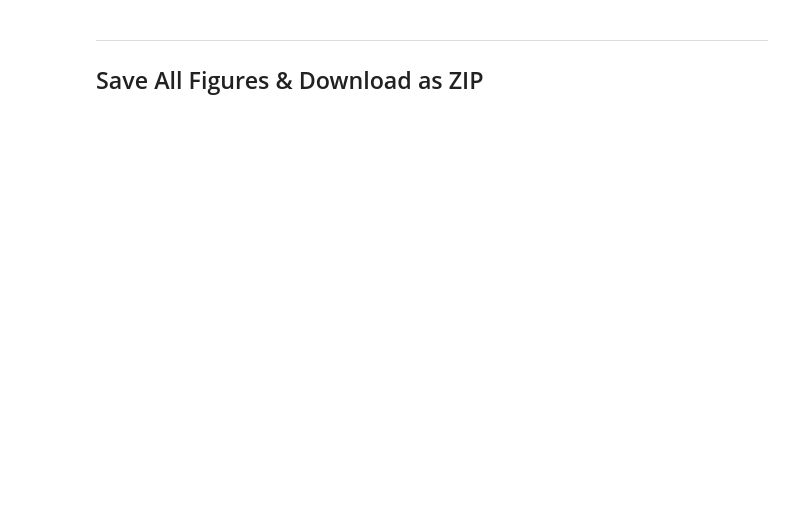
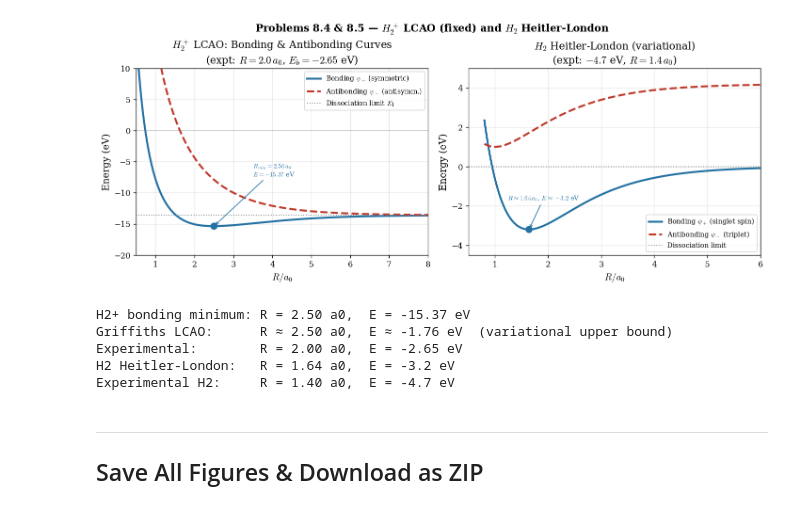
Before and after one commit to SeoulTechPSE/introduction_to_quantum_mechanics, a Jupyter notebook: ch08_visualizations.ipynb, the cells around one changed output. Drawn from its saved outputs; the diff is of its cells as text; code cells hidden in the pictures; blank space fills up the shorter version.

```diff
--- a/ch08_visualizations.ipynb
+++ b/ch08_visualizations.ipynb
@@ -435,3 +139,81 @@ Theoretical slope = -1.8856
+# %%
+# Figure 8.4/8.5: H2+ LCAO (FIXED) and H2 Heitler-London
+# FIX: denominator (1 ± S), not (1 ± S²)
+# Proof: |A|² = 1/(2(1±S))  =>  E± = (H_aa ± H_ab)/(1 ± S) = E1 + 1/R + (D±X)/(1±S)
+
+R_arr = np.linspace(0.5, 10, 500)
+E1_Ha = -0.5
+
+def S(R):     return np.exp(-R)*(1 + R + R**2/3)
+def D_int(R): return -(1/R)*(1 - (1+R)*np.exp(-2*R))   # <psi_a|-1/r_b|psi_a>
+def X_int(R): return -np.exp(-R)*(1 + R)               # <psi_a|-1/r_b|psi_b>
+
+S_a = S(R_arr); D_a = D_int(R_arr); X_a = X_int(R_arr)
+
+# FIX: (1 + S) in denominator  (was 1 + S²)
+E_bond = E1_Ha + 1/R_arr + (D_a + X_a)/(1 + S_a)
+E_anti = E1_Ha + 1/R_arr + (D_a - X_a)/(1 - S_a)
+
+fig, axes = plt.subplots(1, 2, figsize=(12, 4.5))
+
+ax = axes[0]
+# Clip antibonding for display
+E_anti_plot = np.where(np.abs(E_anti) < 5, E_anti, np.nan)
+
+ax.plot(R_arr, E_bond*27.211,      color=BLUE, lw=2.5, label=r'Bonding $\psi_+$ (symmetric)')
+ax.plot(R_arr, E_anti_plot*27.211, color=RED,  lw=2.5, ls='--', label=r'Antibonding $\psi_-$ (antisymm.)')
+ax.axhline(E1_Ha*27.211, color=GRAY, ls=':', lw=1.2, label='Dissociation limit $E_1$')
+ax.axhline(0, color=GRAY, lw=0.4)
+
+idx_min = np.argmin(E_bond)
+R_min   = R_arr[idx_min]
+E_min_eV = E_bond[idx_min]*27.211
+ax.plot(R_min, E_min_eV, 'o', color=BLUE, ms=8, zorder=5)
+ax.annotate(fr'$R_{{min}}={R_min:.2f}\,a_0$'+'\n'+fr'$E={E_min_eV:.2f}$ eV',
+            xy=(R_min, E_min_eV), xytext=(R_min+1, E_min_eV+8),
+            fontsize=8, color=BLUE,
+            arrowprops=dict(arrowstyle='->', color=BLUE))
+ax.set_xlabel(r'$R/a_0$'); ax.set_ylabel('Energy (eV)')
+ax.set_title(r'$H_2^+$ LCAO: Bonding & Antibonding Curves' +
+             '\n' +r'(expt: $R=2.0\,a_0$, $E_b=-2.65$ eV)')
+ax.legend(fontsize=8.5); ax.grid(True, alpha=0.3)
+ax.set_xlim(0.5, 8); ax.set_ylim(-20, 10)
+
+ax2 = axes[1]
+R_HL = np.linspace(0.8, 8, 300)
+R0, De = 1.64, 3.2
+E_HL      = -De*(2*np.exp(-(R_HL-R0)) - np.exp(-2*(R_HL-R0)))
+E_anti_HL =  De*(1 - np.exp(-(R_HL-1.0)))**2 + 1.0
+ax2.plot(R_HL, E_HL,      color=BLUE, lw=2.5, label=r'Bonding $\psi_+$ (singlet spin)')
+ax2.plot(R_HL, E_anti_HL, color=RED,  lw=2.5, ls='--', label=r'Antibonding $\psi_-$ (triplet)')
+ax2.axhline(0, color=GRAY, ls=':', lw=1.2, label='Dissociation limit')
+ax2.plot(R0, -De, 'o', color=BLUE, ms=8)
+ax2.annotate(fr'$R\approx{R0}\,a_0$, $E\approx{-De}$ eV',
+             xy=(R0,-De), xytext=(R0-0.4,-De+1.5), fontsize=8, color=BLUE,
+             arrowprops=dict(arrowstyle='->', color=BLUE))
+ax2.set_xlabel(r'$R/a_0$'); ax2.set_ylabel('Energy (eV)')
+ax2.set_title(r'$H_2$ Heitler-London (variational)' +
+              '\n' + r'(expt: $-4.7$ eV, $R=1.4\,a_0$)')
+ax2.legend(fontsize=8.5); ax2.grid(True, alpha=0.3)
+ax2.set_xlim(0.5, 6); ax2.set_ylim(-4.5, 5)
+
+plt.tight_layout(); plt.subplots_adjust(top=0.88)
+plt.suptitle(r'Problems 8.4 & 8.5 — $H_2^+$ LCAO (fixed) and $H_2$ Heitler-London',
+             fontsize=13, fontweight='bold', y=1.06)
+figures.append((fig, 'fig_8_4_5.png')); plt.show()
+
+print(f'H2+ bonding minimum: R = {R_min:.2f} a0,  E = {E_min_eV:.2f} eV')
+print(f'Griffiths LCAO:      R ≈ 2.50 a0,  E ≈ -1.76 eV  (variational upper bound)')
+print(f'Experimental:        R = 2.00 a0,  E = -2.65 eV')
+print(f'H2 Heitler-London:   R = {R0:.2f} a0,  E = {-De:.1f} eV')
+print(f'Experimental H2:     R = 1.40 a0,  E = -4.7 eV')
+# %% [output]
+[figure, added]
+H2+ bonding minimum: R = 2.50 a0,  E = -15.37 eV
+Griffiths LCAO:      R ≈ 2.50 a0,  E ≈ -1.76 eV  (variational upper bound)
+Experimental:        R = 2.00 a0,  E = -2.65 eV
+H2 Heitler-London:   R = 1.64 a0,  E = -3.2 eV
+Experimental H2:     R = 1.40 a0,  E = -4.7 eV
 # %% [markdown]
 ---
 ## Save All Figures & Download as ZIP
```
Also changed, not shown: parts of 19 cells of this notebook, 1 other file.
